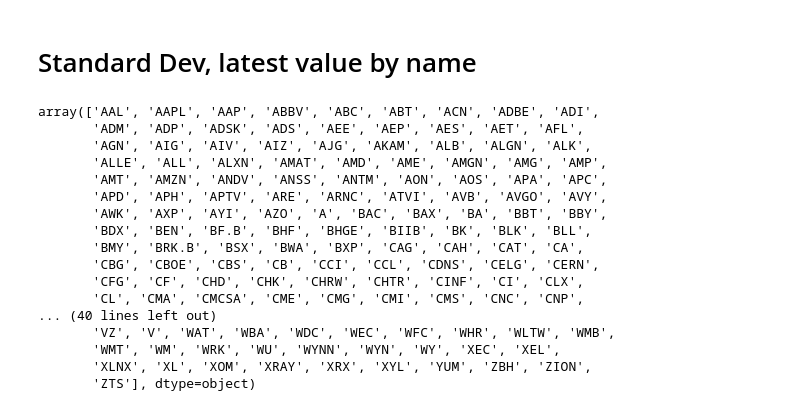
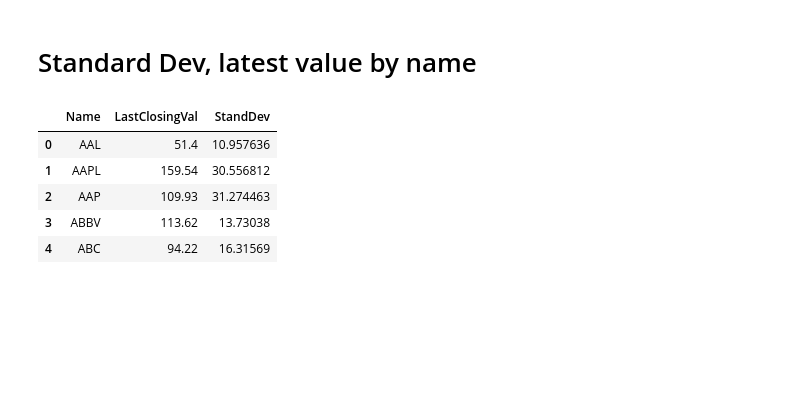
Before and after one commit to lukesaleh/DeFAANG, a Jupyter notebook: src/DataCleaningTesting.ipynb, the cells around one changed output. Cells and saved outputs as stored; diff of their text form; code cells hidden in the pictures; blank space fills up the shorter version.

```diff
--- a/src/DataCleaningTesting.ipynb
+++ b/src/DataCleaningTesting.ipynb
@@ -195,23 +195,12 @@ for stock in files:
     ser = pd.Series(dict)
     new_row_df = pd.DataFrame(ser).transpose()
     features = pd.concat([features, new_row_df], ignore_index=True)
-# %%
-features['Name'].unique()
-# %% [output]
-array(['AAL', 'AAPL', 'AAP', 'ABBV', 'ABC', 'ABT', 'ACN', 'ADBE', 'ADI',
-       'ADM', 'ADP', 'ADSK', 'ADS', 'AEE', 'AEP', 'AES', 'AET', 'AFL',
-       'AGN', 'AIG', 'AIV', 'AIZ', 'AJG', 'AKAM', 'ALB', 'ALGN', 'ALK',
-       'ALLE', 'ALL', 'ALXN', 'AMAT', 'AMD', 'AME', 'AMGN', 'AMG', 'AMP',
-       'AMT', 'AMZN', 'ANDV', 'ANSS', 'ANTM', 'AON', 'AOS', 'APA', 'APC',
-       'APD', 'APH', 'APTV', 'ARE', 'ARNC', 'ATVI', 'AVB', 'AVGO', 'AVY',
-       'AWK', 'AXP', 'AYI', 'AZO', 'A', 'BAC', 'BAX', 'BA', 'BBT', 'BBY',
-       'BDX', 'BEN', 'BF.B', 'BHF', 'BHGE', 'BIIB', 'BK', 'BLK', 'BLL',
-       'BMY', 'BRK.B', 'BSX', 'BWA', 'BXP', 'CAG', 'CAH', 'CAT', 'CA',
-       'CBG', 'CBOE', 'CBS', 'CB', 'CCI', 'CCL', 'CDNS', 'CELG', 'CERN',
-       'CFG', 'CF', 'CHD', 'CHK', 'CHRW', 'CHTR', 'CINF', 'CI', 'CLX',
-       'CL', 'CMA', 'CMCSA', 'CME', 'CMG', 'CMI', 'CMS', 'CNC', 'CNP',
-... (40 lines left out)
-       'VZ', 'V', 'WAT', 'WBA', 'WDC', 'WEC', 'WFC', 'WHR', 'WLTW', 'WMB',
-       'WMT', 'WM', 'WRK', 'WU', 'WYNN', 'WYN', 'WY', 'XEC', 'XEL',
-       'XLNX', 'XL', 'XOM', 'XRAY', 'XRX', 'XYL', 'YUM', 'ZBH', 'ZION',
-       'ZTS'], dtype=object)
+# %%
+features.head()
+# %% [output]
+|  | Name | LastClosingVal | StandDev |
+| 0 | AAL | 51.4 | 10.957636 |
+| 1 | AAPL | 159.54 | 30.556812 |
+| 2 | AAP | 109.93 | 31.274463 |
+| 3 | ABBV | 113.62 | 13.73038 |
+| 4 | ABC | 94.22 | 16.31569 |
```
Also changed, not shown: parts of 2 cells of this notebook.
